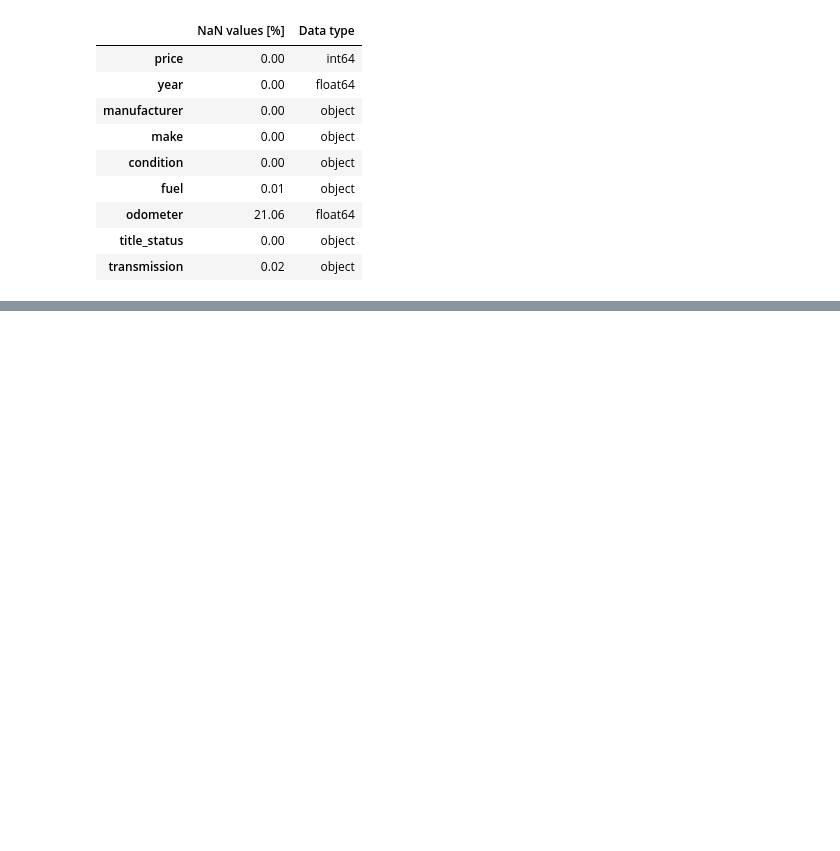
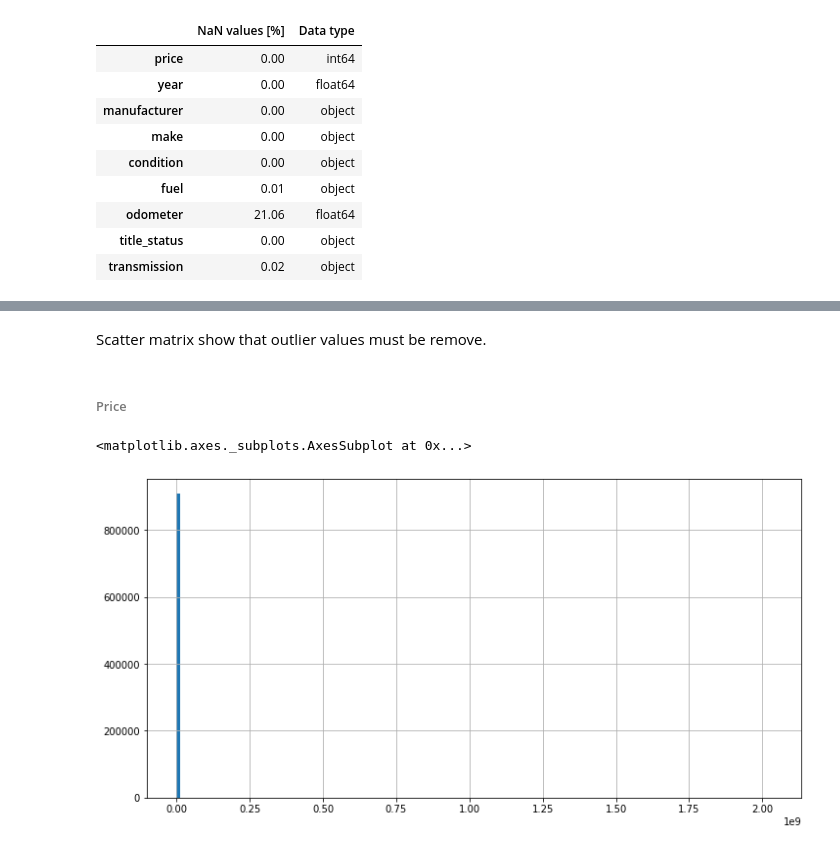
Before and after one commit to Michal-Pocztowski/Car-price-predictor, a Jupyter notebook: Cars.ipynb, the cells around one changed output, grey strips where cells are left out. Saved outputs shown, nothing was run; the diff lists cells and outputs as text; code cells hidden in the pictures; blank space fills up the shorter version.

```diff
--- a/Cars.ipynb
+++ b/Cars.ipynb
@@ -546,0 +577,9 @@ pd.DataFrame({'NaN values [%]' : round(cars_nan_values_percent, 2), 'Data type':
+# %% [markdown]
+Scatter matrix show that outlier values must be remove.
+# %% [markdown]
+###### Price
+# %%
+cars['price'].hist(bins=150, figsize=(12, 6))
+# %% [output]
+<matplotlib.axes._subplots.AxesSubplot at 0x...>
+[figure, added]
```
Also changed, not shown: parts of 21 cells of this notebook.
